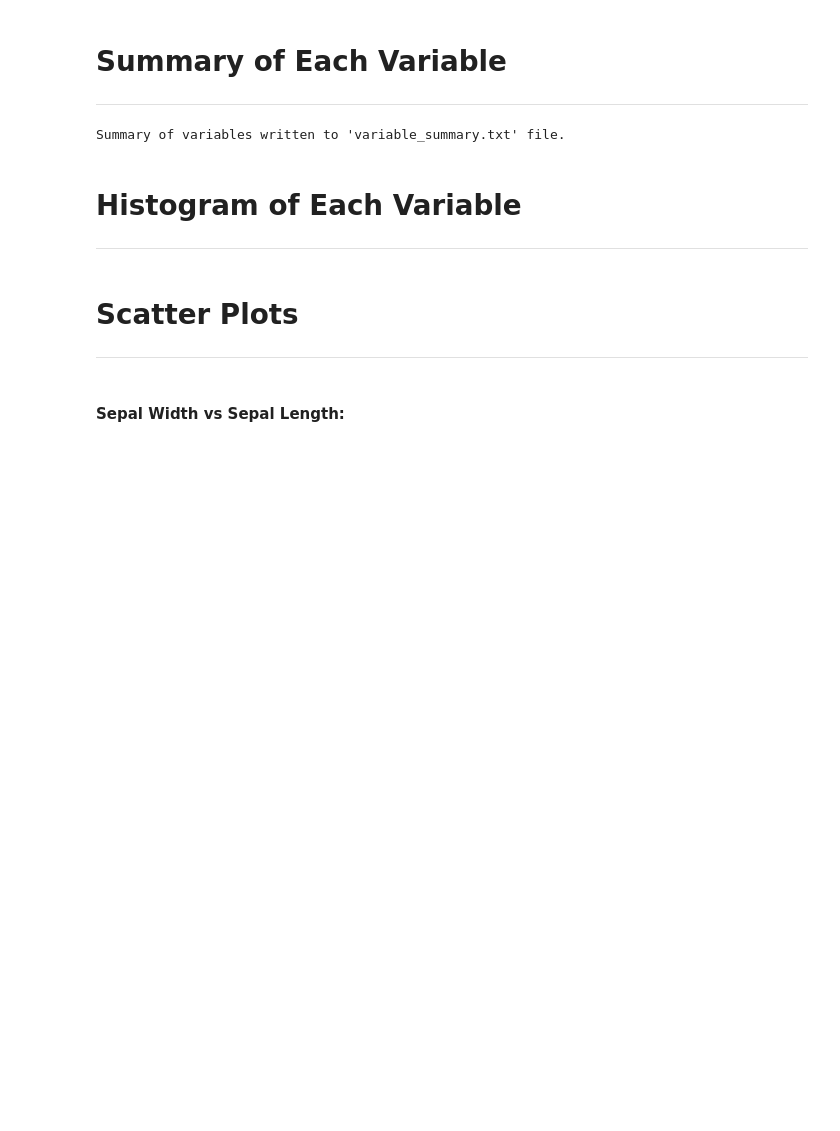
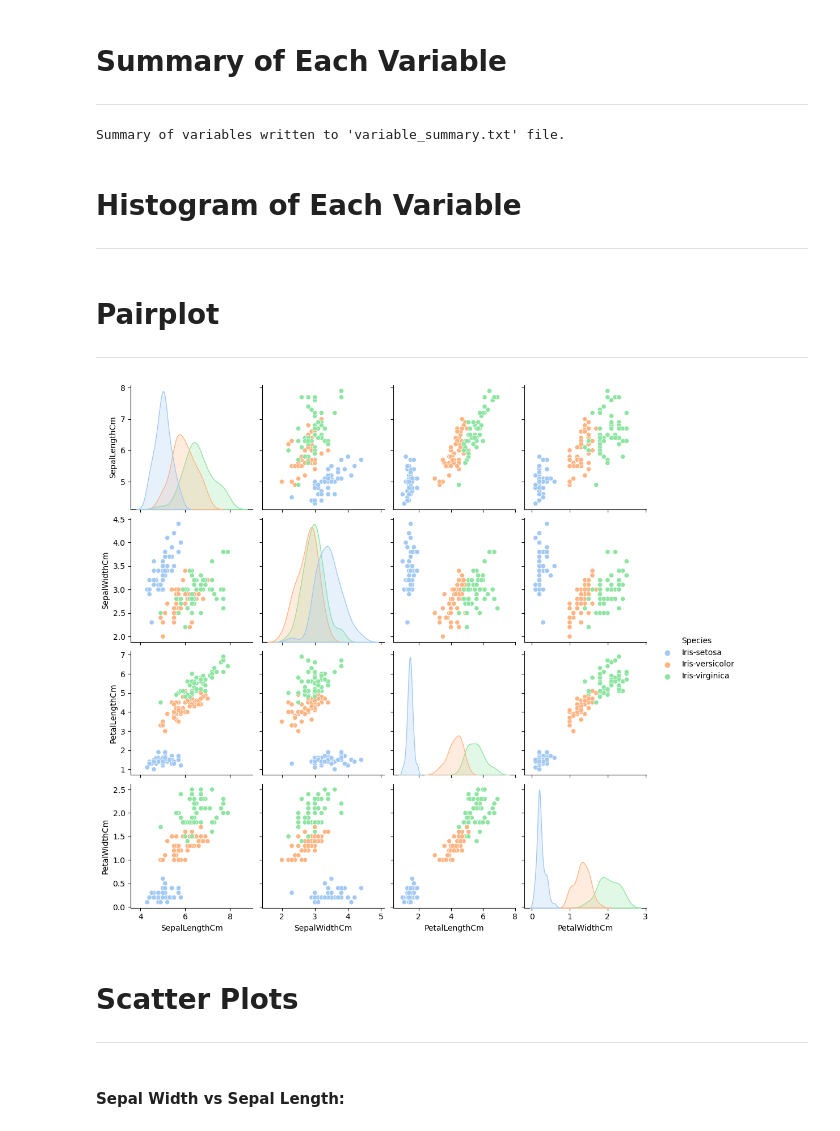
Before and after one commit to briannemcgrath/pands-project, a Jupyter notebook: analysis.ipynb, the cells around one changed output. Saved outputs shown, nothing was run; the diff lists cells and outputs as text; code cells hidden in the pictures; blank space fills up the shorter version.

Commit message:
Added Pairplot

```diff
--- a/analysis.ipynb
+++ b/analysis.ipynb
@@ -158,5 +159,15 @@ def save_histograms(df, output_folder):
         plt.savefig(f'{output_folder}/{column}_histogram.png')
         plt.close()
+# %% [markdown]
+# **Pairplot**
+
+***
+# %%
+sns.pairplot(df, hue='Species', palette='pastel')
+plt.grid(True) #No grid?
+plt.show()
+# %% [output]
+[figure, added]
 # %% [markdown]
 # **Scatter Plots**
 
```
Also changed, not shown: parts of 2 cells of this notebook.
